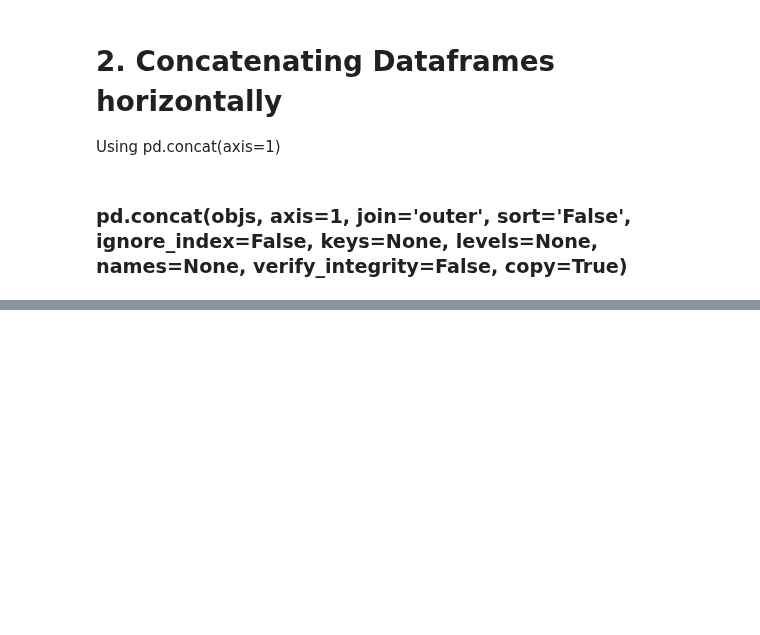
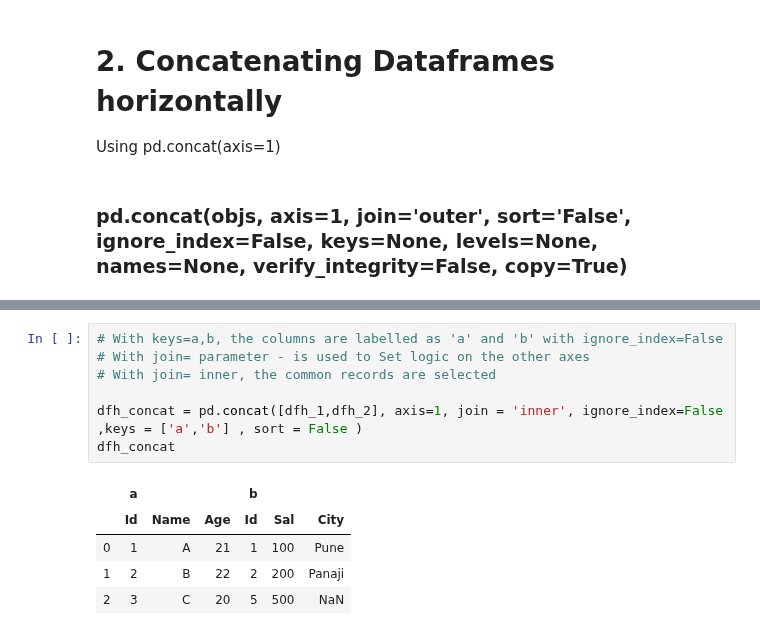
Before and after one commit to AbhishekKumar-0311/Machine-Learning-with-Python, a Jupyter notebook: Pandas/Learning_Pandas_Part_3.ipynb, the cells around one changed output, grey strips where cells are left out. Cells and saved outputs as stored; diff of their text form; blank space fills up the shorter version.

```diff
--- a/Pandas/Learning_Pandas_Part_3.ipynb
+++ b/Pandas/Learning_Pandas_Part_3.ipynb
@@ -255,0 +256,13 @@ dfh_concat = pd.concat([dfh_1,dfh_2], axis=1, join = 'outer', ignore_index=False
+# %%
+# With keys=a,b, the columns are labelled as 'a' and 'b' with ignore_index=False
+# With join= parameter - is used to Set logic on the other axes
+# With join= inner, the common records are selected
+
+dfh_concat = pd.concat([dfh_1,dfh_2], axis=1, join = 'inner', ignore_index=False ,keys = ['a','b'] , sort = False )
+dfh_concat
+# %% [output]
+|  | a |  |  | b |  |  |
+|  | Id | Name | Age | Id | Sal | City |
+| 0 | 1 | A | 21 | 1 | 100 | Pune |
+| 1 | 2 | B | 22 | 2 | 200 | Panaji |
+| 2 | 3 | C | 20 | 5 | 500 | NaN |
```
Also changed, not shown: parts of 5 cells of this notebook.
